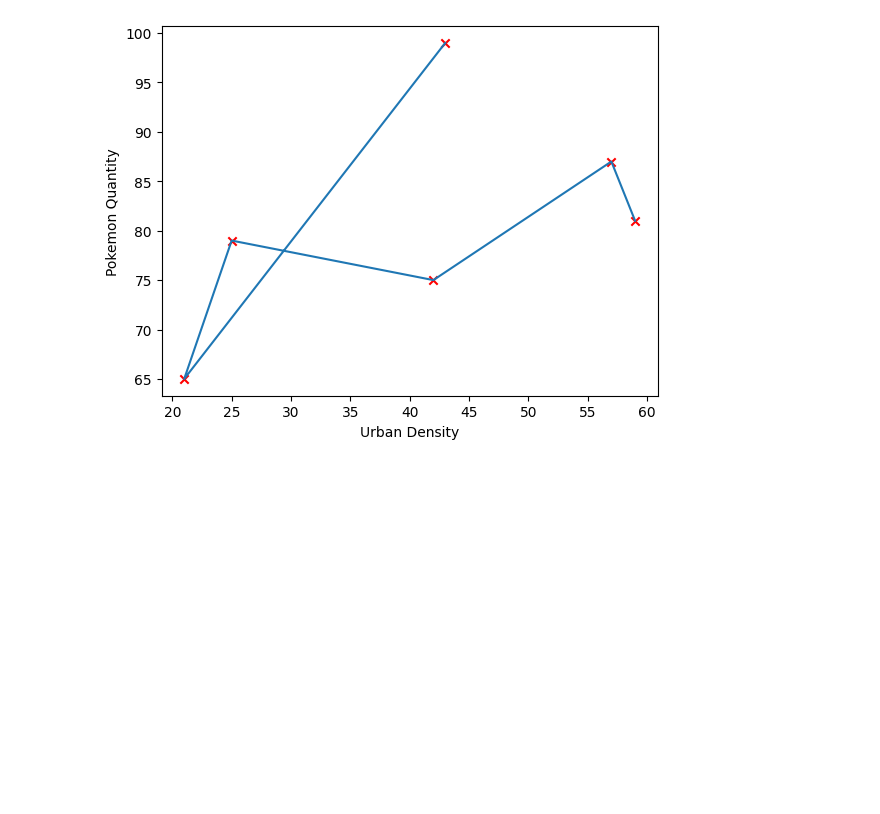
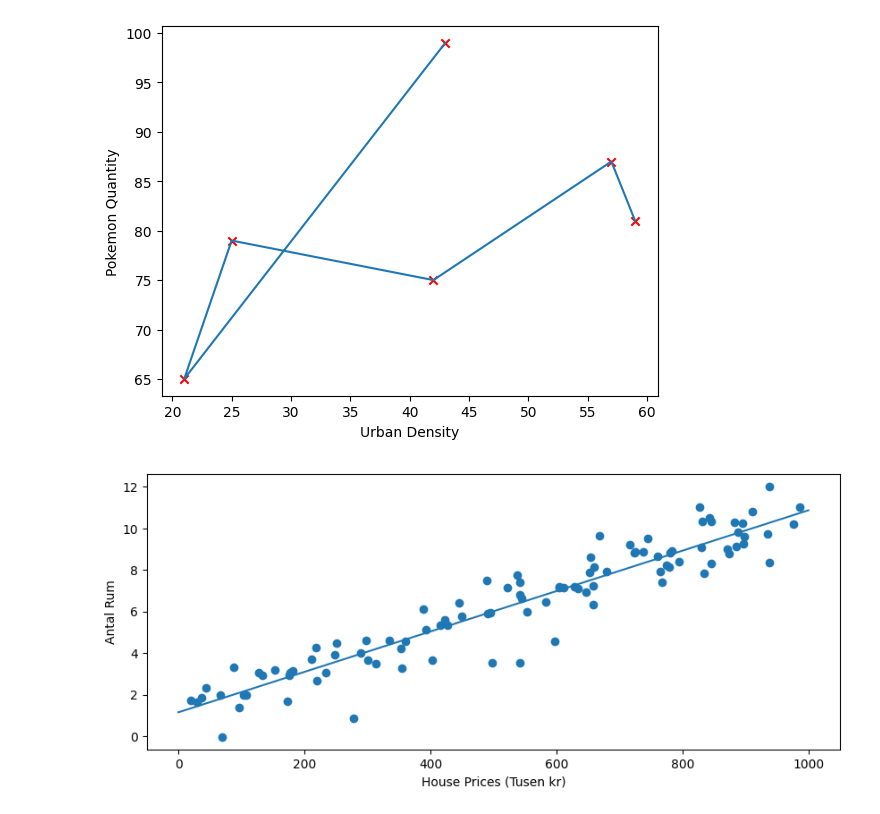
Before and after one commit to Rufshod/Python-Alexander-Andersson, a Jupyter notebook: Explorations/Plot_Linear_Regression.ipynb, the cells around one changed output. Saved outputs shown, nothing was run; the diff lists cells and outputs as text; code cells hidden in the pictures; blank space fills up the shorter version.

```diff
--- a/Explorations/Plot_Linear_Regression.ipynb
+++ b/Explorations/Plot_Linear_Regression.ipynb
@@ -13,3 +13,31 @@ plt.ylabel("Pokemon Quantity")
 # %% [output]
 Text(0, 0.5, 'Pokemon Quantity')
 [figure]
+# %%
+import numpy as np
+import matplotlib.pyplot as plt
+from sklearn.linear_model import LinearRegression
+
+x = 1000 * np.random.random((100, 1))
+
+y = 0.01 * x + 1.0 + np.random.normal(size=x.shape)
+
+model = LinearRegression()
+model.fit(x, y)
+
+x_new = np.linspace(0, 1000, 1000)
+y_new = model.predict(x_new[:, np.newaxis])
+
+plt.figure(figsize=(10, 4))
+ax = plt.axes()
+ax.scatter(x, y)
+ax.plot(x_new, y_new)
+
+ax.set_xlabel('House Prices (Tusen kr)')
+ax.set_ylabel('Antal Rum')
+
+ax.axis('tight')
+
+plt.show()
+# %% [output]
+[figure, added]
```
Also changed, not shown: 4 other files.
